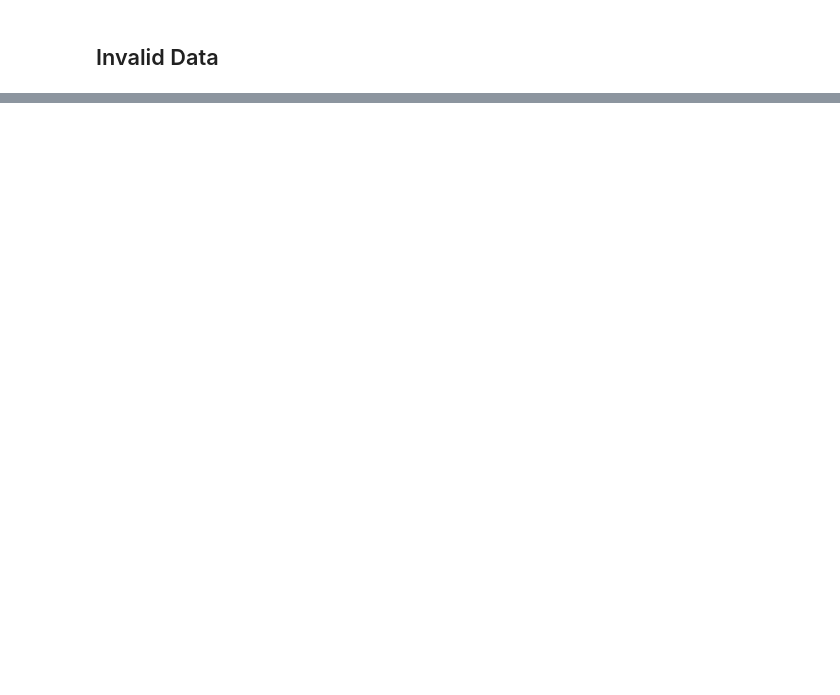
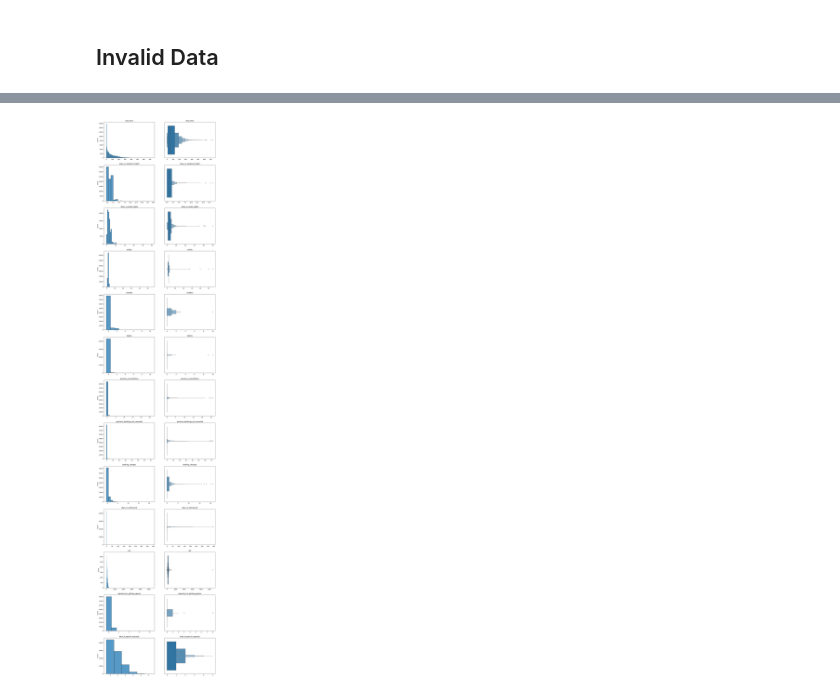
Before and after one commit to garudapaksi-yusuf/Hotel_Booking_Demand, a Jupyter notebook: Hotel_Bookings.ipynb, the cells around one changed output, grey strips where cells are left out. Drawn from its saved outputs; the diff is of its cells as text; code cells hidden in the pictures; blank space fills up the shorter version.

Commit message:
missing value (WIP)

```diff
--- a/Hotel_Bookings.ipynb
+++ b/Hotel_Bookings.ipynb
@@ -274,0 +254,6 @@ df.head()
+# %%
+# Dropping unused column
+df.drop(columns=['agent', 'company', 'reservation_status', 'reservation_status_date'], inplace=True)
+
+# Verifying process
+df.columns
@@ -293,0 +306,6 @@ df.replace(to_replace={'meal': {'Undefined': 'SC'}}, inplace=True)
+# %%
+# Handling missing value in 'children'
+df.dropna(subset='children', inplace=True)
+
+# Verifying process
+df[df.children.isna()]
@@ -293,0 +335,6 @@ df.replace(to_replace={'meal': {'Undefined': 'SC'}}, inplace=True)
+# %%
+# Handling missing value in 'country'
+df.dropna(subset='country', inplace=True)
+
+# Verifying process
+df[df.country.isna()]
@@ -293,0 +362,47 @@ df.replace(to_replace={'meal': {'Undefined': 'SC'}}, inplace=True)
+# %%
+# Creating subplots
+fig, axs = plt.subplots(nrows=13, ncols=2, # Setting number of rows & columns
+                        figsize=(15, 75))
+
+sns.histplot(data=df, x='lead_time', ax=axs[0, 0]).set(xlabel=None, title='lead_time')
+sns.boxenplot(data=df, x='lead_time', ax=axs[0, 1]).set(xlabel=None, title='lead_time')
+
+sns.histplot(data=df, x='stays_in_weekend_nights', discrete=True, ax=axs[1, 0]).set(xlabel=None, title='stays_in_weekend_nights')
+sns.boxenplot(data=df, x='stays_in_weekend_nights', ax=axs[1, 1]).set(xlabel=None, title='stays_in_weekend_nights')
+
+sns.histplot(data=df, x='stays_in_week_nights', discrete=True, ax=axs[2, 0]).set(xlabel=None, title='stays_in_week_nights')
+sns.boxenplot(data=df, x='stays_in_week_nights', ax=axs[2, 1]).set(xlabel=None, title='stays_in_week_nights')
+
+sns.histplot(data=df, x='adults', discrete=True, ax=axs[3, 0]).set(xlabel=None, title='adults')
+sns.boxenplot(data=df, x='adults', ax=axs[3, 1]).set(xlabel=None, title='adults')
+
+sns.histplot(data=df, x='children', discrete=True, ax=axs[4, 0]).set(xlabel=None, title='children')
+sns.boxenplot(data=df, x='children', ax=axs[4, 1]).set(xlabel=None, title='children')
+
+sns.histplot(data=df, x='babies', discrete=True, ax=axs[5, 0]).set(xlabel=None, title='babies')
+sns.boxenplot(data=df, x='babies', ax=axs[5, 1]).set(xlabel=None, title='babies')
+
+sns.histplot(data=df, x='previous_cancellations', discrete=True, ax=axs[6, 0]).set(xlabel=None, title='previous_cancellations')
+sns.boxenplot(data=df, x='previous_cancellations', ax=axs[6, 1]).set(xlabel=None, title='previous_cancellations')
+
+sns.histplot(data=df, x='previous_bookings_not_canceled', discrete=True, ax=axs[7, 0]).set(xlabel=None, title='previous_bookings_not_canceled')
+sns.boxenplot(data=df, x='previous_bookings_not_canceled', ax=axs[7, 1]).set(xlabel=None, title='previous_bookings_not_canceled')
+
+sns.histplot(data=df, x='booking_changes', discrete=True, ax=axs[8, 0]).set(xlabel=None, title='booking_changes')
+sns.boxenplot(data=df, x='booking_changes', ax=axs[8, 1]).set(xlabel=None, title='booking_changes')
+
+sns.histplot(data=df, x='days_in_waiting_list', discrete=True, ax=axs[9, 0]).set(xlabel=None, title='days_in_waiting_list')
+sns.boxenplot(data=df, x='days_in_waiting_list', ax=axs[9, 1]).set(xlabel=None, title='days_in_waiting_list')
+
+sns.histplot(data=df, x='adr', ax=axs[10, 0]).set(xlabel=None, title='adr')
+sns.boxenplot(data=df, x='adr', ax=axs[10, 1]).set(xlabel=None, title='adr')
+
+sns.histplot(data=df, x='required_car_parking_spaces', discrete=True, ax=axs[11, 0]).set(xlabel=None, title='required_car_parking_spaces')
+sns.boxenplot(data=df, x='required_car_parking_spaces', ax=axs[11, 1]).set(xlabel=None, title='required_car_parking_spaces')
+
+sns.histplot(data=df, x='total_of_special_requests', discrete=True, ax=axs[12, 0]).set(xlabel=None, title='total_of_special_requests')
+sns.boxenplot(data=df, x='total_of_special_requests', ax=axs[12, 1]).set(xlabel=None, title='total_of_special_requests')
+
+plt.show()
+# %% [output]
+[figure, added]
```
Also changed, not shown: parts of 18 cells of this notebook.
